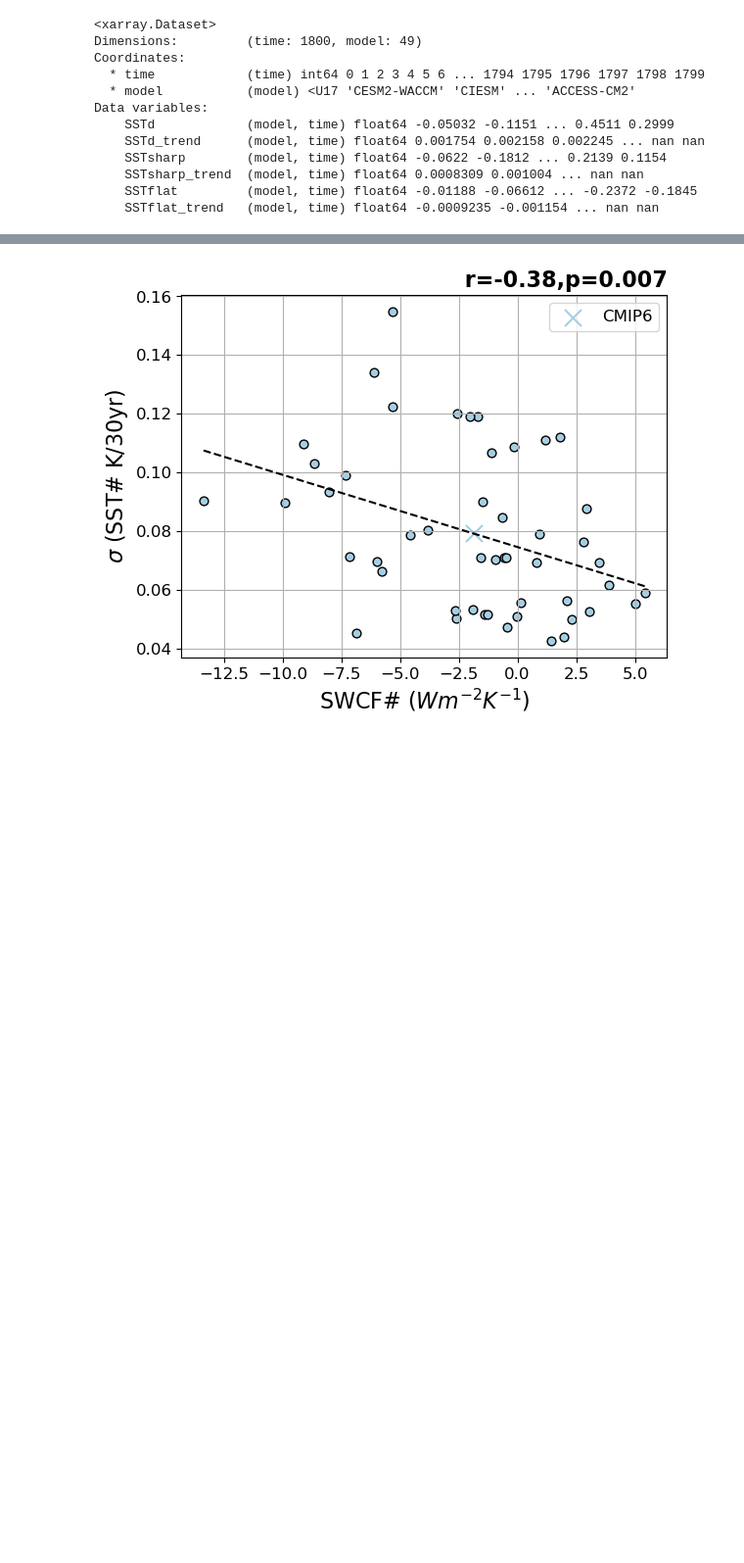
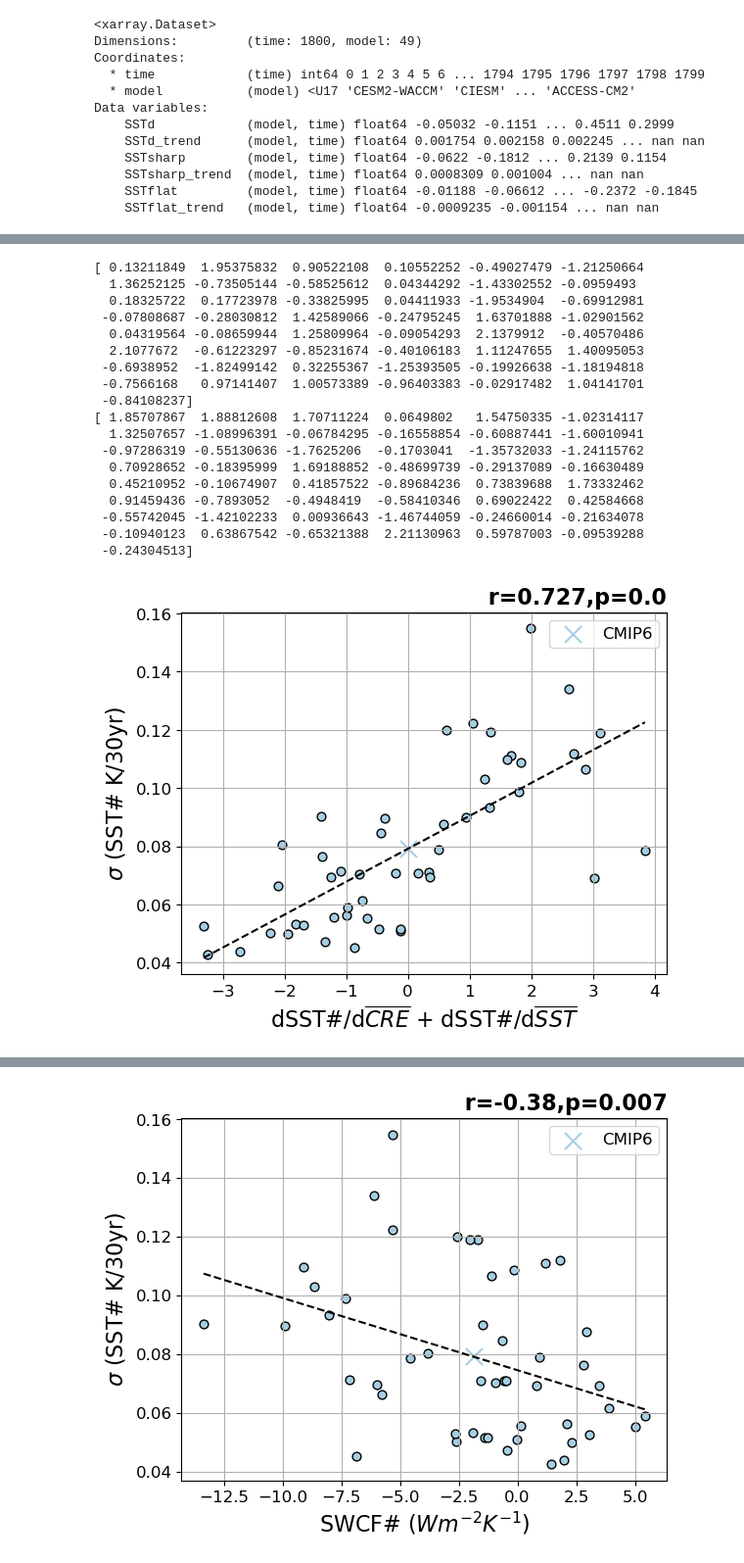
Before and after one commit to zacespinosa/tropical_pacific_clouds, a Jupyter notebook: SSTsharp.ipynb, the cells around one changed output, grey strips where cells are left out. Shown at 98% size. Cells and saved outputs as stored; diff of their text form; code cells hidden in the pictures; blank space fills up the shorter version.

```diff
--- a/SSTsharp.ipynb
+++ b/SSTsharp.ipynb
@@ -1233,0 +1248,24 @@ create_scatter(sstmean, sstsharp_trend, xlabel=r"d$SST$#/d$\overline{SST}$", yla
+# %%
+sstmean_norm = (sstmean - np.mean(sstmean)) / np.std(sstmean)
+swcfinv_norm = (swcfinv - np.mean(swcfinv)) / np.std(swcfinv)
+create_scatter(sstmean_norm + swcfinv_norm, sstsharp_trend, xlabel=r"dSST#/d$\overline{CRE}$ + dSST#/d$\overline{SST}$", ylabel=r"$\sigma$ (SST# K/30yr)")
+# %% [output]
+[ 0.13211849  1.95375832  0.90522108  0.10552252 -0.49027479 -1.21250664
+  1.36252125 -0.73505144 -0.58525612  0.04344292 -1.43302552 -0.0959493
+  0.18325722  0.17723978 -0.33825995  0.04411933 -1.9534904  -0.69912981
+ -0.07808687 -0.28030812  1.42589066 -0.24795245  1.63701888 -1.02901562
+  0.04319564 -0.08659944  1.25809964 -0.09054293  2.1379912  -0.40570486
+  2.1077672  -0.61223297 -0.85231674 -0.40106183  1.11247655  1.40095053
+ -0.6938952  -1.82499142  0.32255367 -1.25393505 -0.19926638 -1.18194818
+ -0.7566168   0.97141407  1.00573389 -0.96403383 -0.02917482  1.04141701
+ -0.84108237]
+[ 1.85707867  1.88812608  1.70711224  0.0649802   1.54750335 -1.02314117
+  1.32507657 -1.08996391 -0.06784295 -0.16558854 -0.60887441 -1.60010941
+ -0.97286319 -0.55130636 -1.7625206  -0.1703041  -1.35732033 -1.24115762
+  0.70928652 -0.18395999  1.69188852 -0.48699739 -0.29137089 -0.16630489
+  0.45210952 -0.10674907  0.41857522 -0.89684236  0.73839688  1.73332462
+  0.91459436 -0.7893052  -0.4948419  -0.58410346  0.69022422  0.42584668
+ -0.55742045 -1.42102233  0.00936643 -1.46744059 -0.24660014 -0.21634078
+ -0.10940123  0.63867542 -0.65321388  2.21130963  0.59787003 -0.09539288
+ -0.24304513]
+[figure, added]
```
Also changed, not shown: parts of 23 cells of this notebook, 1 other file.
